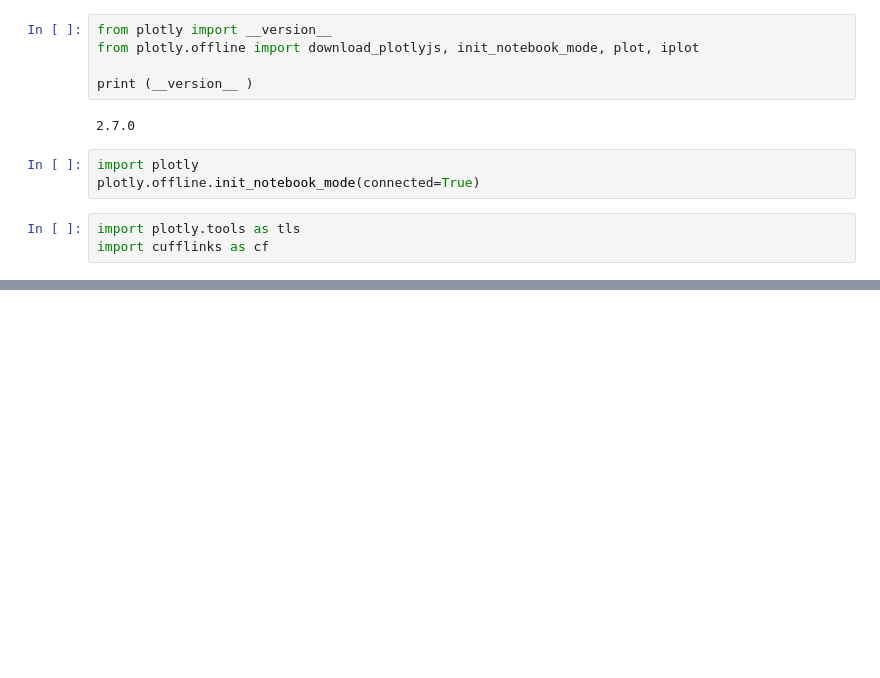
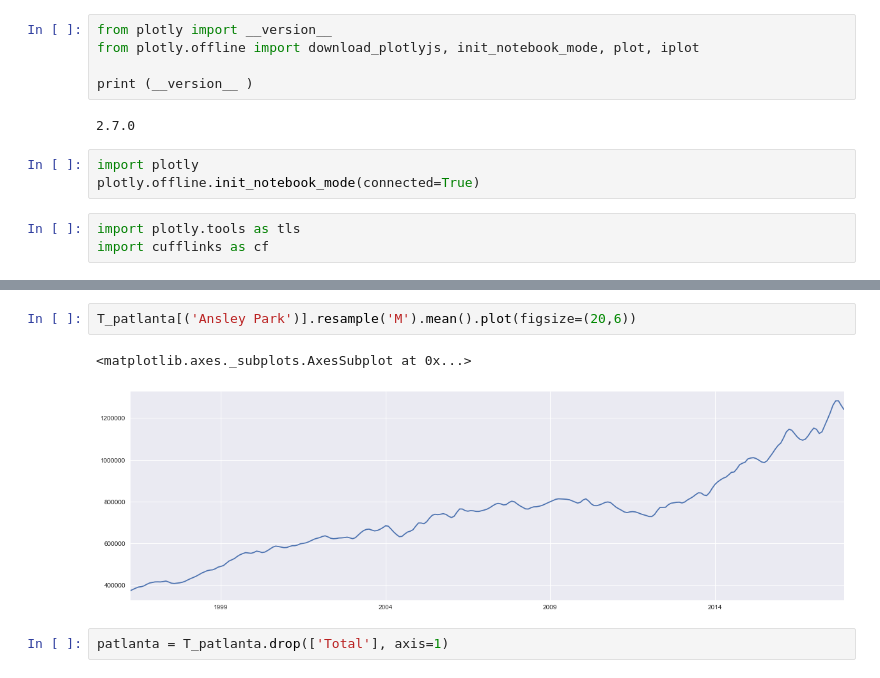
Before and after one commit to akell47/Zillow, a Jupyter notebook: zipcode.ipynb, the cells around one changed output, grey strips where cells are left out. Cells and saved outputs as stored; diff of their text form; blank space fills up the shorter version.

```diff
--- a/zipcode.ipynb
+++ b/zipcode.ipynb
@@ -175,0 +233,7 @@ py.iplot(fig, filename = "")
+# %%
+T_patlanta[('Ansley Park')].resample('M').mean().plot(figsize=(20,6))
+# %% [output]
+<matplotlib.axes._subplots.AxesSubplot at 0x...>
+[figure, added]
+# %%
+patlanta = T_patlanta.drop(['Total'], axis=1)
```
Also changed, not shown: parts of 11 cells of this notebook.
